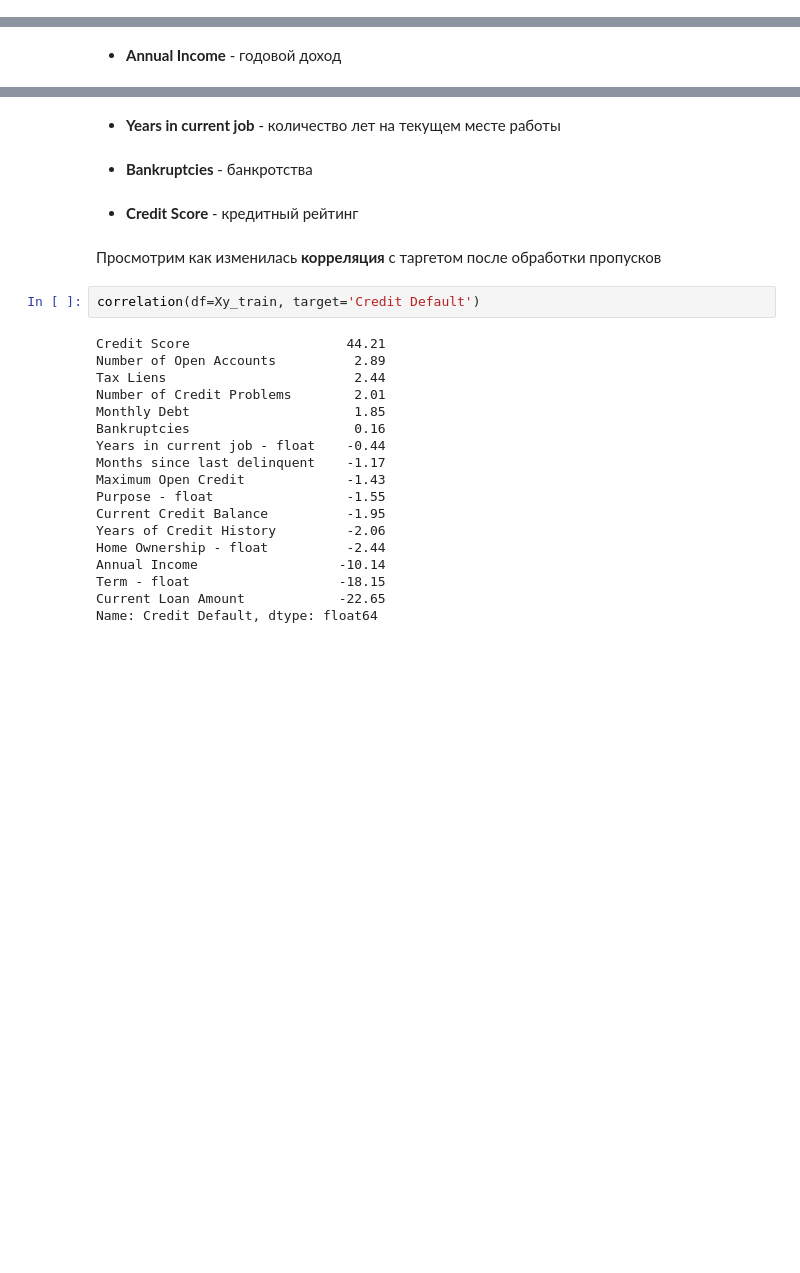
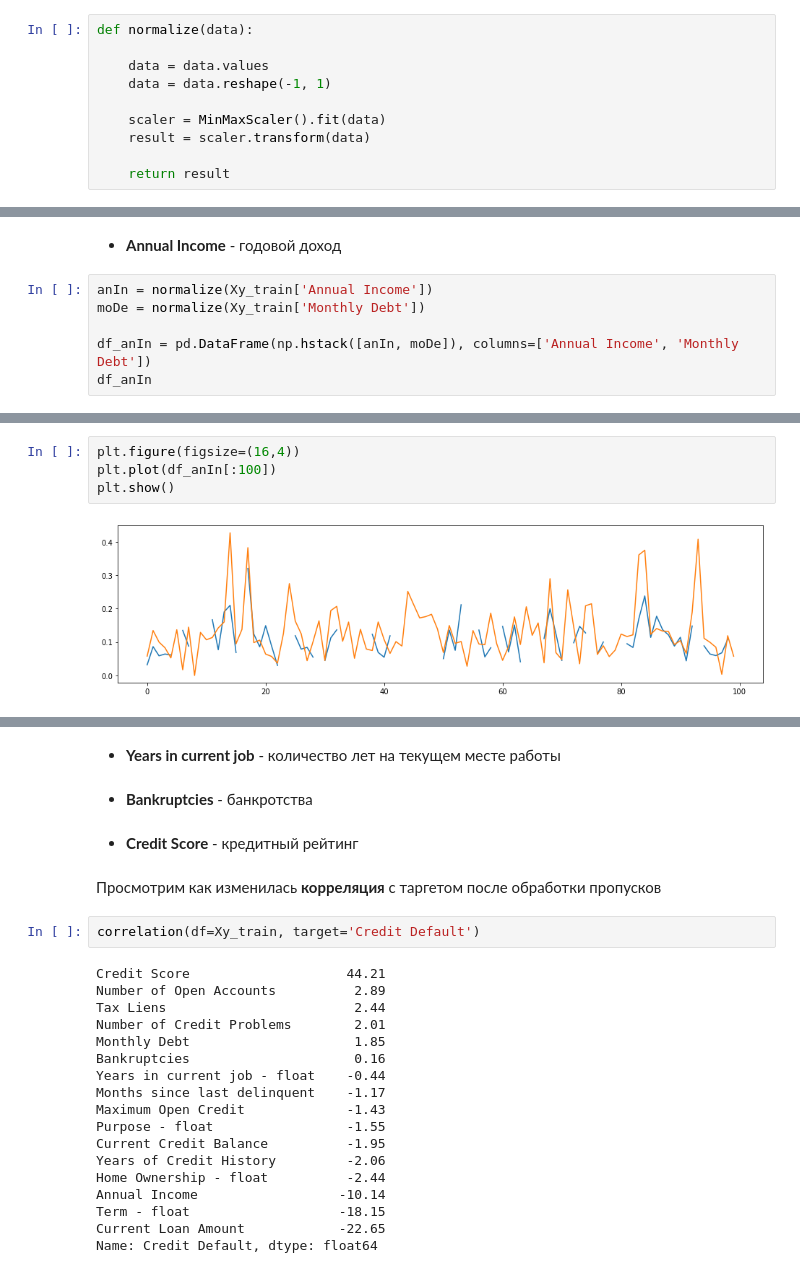
Before and after one commit to Yegor9151/-Python-Libraries-for-Data-Science-Continued, a Jupyter notebook: course_project/SorokinEL_course_project.ipynb, the cells around one changed output, grey strips where cells are left out. Cells and saved outputs as stored; diff of their text form; blank space fills up the shorter version.

```diff
--- a/course_project/SorokinEL_course_project.ipynb
+++ b/course_project/SorokinEL_course_project.ipynb
@@ -24,3 +27,13 @@ warnings.filterwarnings('ignore')
+# %%
+def normalize(data):
+
+    data = data.values
+    data = data.reshape(-1, 1)
+
+    scaler = MinMaxScaler().fit(data)
+    result = scaler.transform(data)
+
+    return result
 # %% [markdown]
 - Формируем пути до данных
 # %%
@@ -574,2 +549,8 @@ xy_train_prep.MSLDmissing()
 # %% [markdown]
 - **Annual Income** - годовой доход
+# %%
+anIn = normalize(Xy_train['Annual Income'])
+moDe = normalize(Xy_train['Monthly Debt'])
+
+df_anIn = pd.DataFrame(np.hstack([anIn, moDe]), columns=['Annual Income', 'Monthly Debt'])
+df_anIn
@@ -575,0 +571,6 @@ xy_train_prep.MSLDmissing()
+# %%
+plt.figure(figsize=(16,4))
+plt.plot(df_anIn[:100])
+plt.show()
+# %% [output]
+[figure, added]
```
Also changed, not shown: parts of 53 cells of this notebook.
